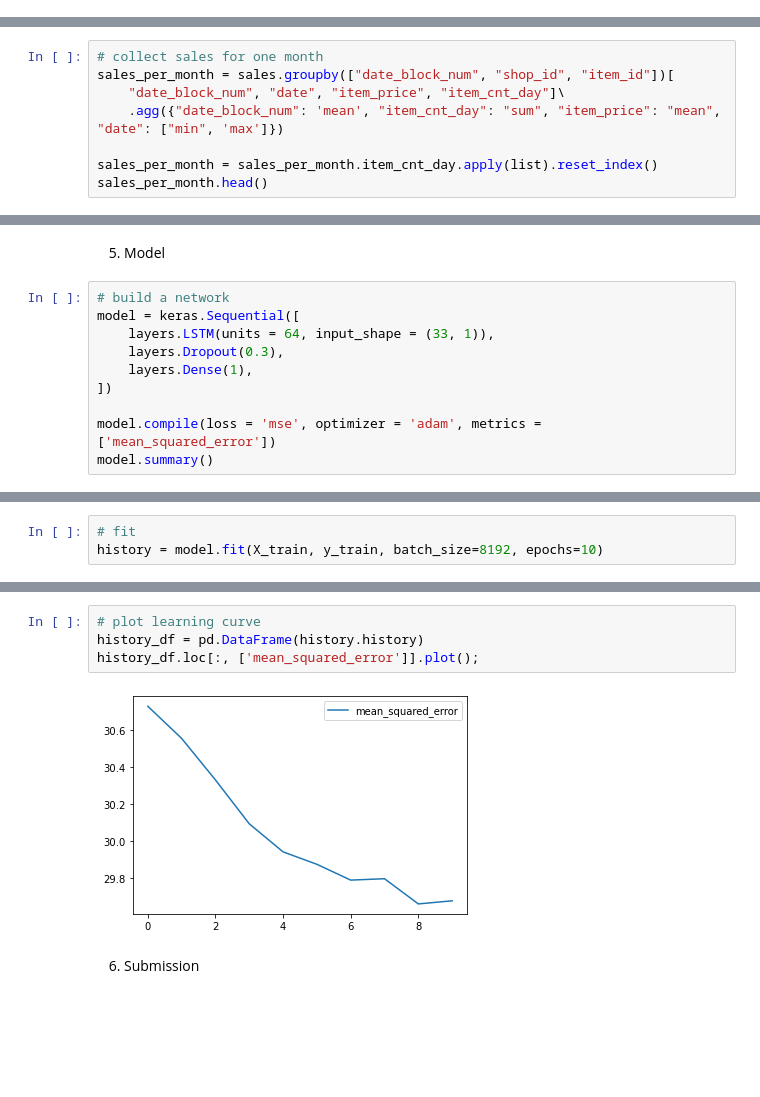
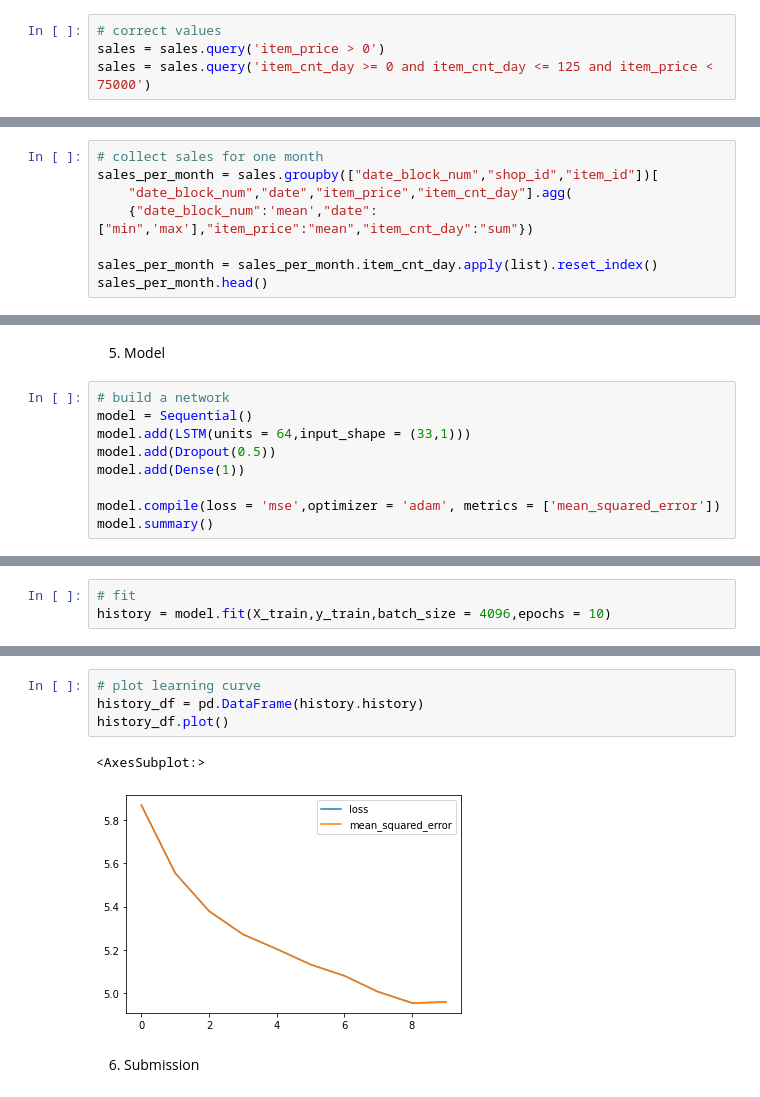
Before and after one commit to paulsok/kaggle, a Jupyter notebook: Predict Future Sales/predict-future-sales.ipynb, the cells around one changed output, grey strips where cells are left out. Saved outputs shown, nothing was run; the diff lists cells and outputs as text; blank space fills up the shorter version.

Commit message:
model_v1.1

```diff
--- a/Predict Future Sales/predict-future-sales.ipynb
+++ b/Predict Future Sales/predict-future-sales.ipynb
@@ -149,0 +151,4 @@ sns.jointplot(
+# %%
+# correct values
+sales = sales.query('item_price > 0')
+sales = sales.query('item_cnt_day >= 0 and item_cnt_day <= 125 and item_price < 75000')
@@ -151,9 +163,9 @@ sns.jointplot(
 4. Prepare Data for Training
 # %%
 # collect sales for one month
-sales_per_month = sales.groupby(["date_block_num", "shop_id", "item_id"])[
-    "date_block_num", "date", "item_price", "item_cnt_day"]\
-    .agg({"date_block_num": 'mean', "item_cnt_day": "sum", "item_price": "mean", "date": ["min", 'max']})
+sales_per_month = sales.groupby(["date_block_num","shop_id","item_id"])[
+    "date_block_num","date","item_price","item_cnt_day"].agg(
+    {"date_block_num":'mean',"date":["min",'max'],"item_price":"mean","item_cnt_day":"sum"})
 
 sales_per_month = sales_per_month.item_cnt_day.apply(list).reset_index()
 sales_per_month.head()
@@ -212,13 +230,12 @@ X-train shape:(214200, 33, 1)
 5. Model
 # %%
 # build a network
-model = keras.Sequential([
-    layers.LSTM(units = 64, input_shape = (33, 1)),
-    layers.Dropout(0.3),
-    layers.Dense(1),
-])
+model = Sequential()
+model.add(LSTM(units = 64,input_shape = (33,1)))
+model.add(Dropout(0.5))
+model.add(Dense(1))
 
-model.compile(loss = 'mse', optimizer = 'adam', metrics = ['mean_squared_error'])
+model.compile(loss = 'mse',optimizer = 'adam', metrics = ['mean_squared_error'])
 model.summary()
 # %% [output]
 Model: "sequential"
@@ -237,6 +254,6 @@ Non-trainable params: 0
 _________________________________________________________________
 # %%
 # fit
-history = model.fit(X_train, y_train, batch_size=8192, epochs=10)
+history = model.fit(X_train,y_train,batch_size = 4096,epochs = 10)
 # %% [output]
 Epoch 1/10
@@ -262,9 +279,10 @@ Epoch 10/10
 # %%
 # plot learning curve
 history_df = pd.DataFrame(history.history)
-history_df.loc[:, ['mean_squared_error']].plot();
+history_df.plot()
 # %% [output]
+<AxesSubplot:>
-[figure, old version]
+[figure, new version]
 # %% [markdown]
 6. Submission
 # %%
```
Also changed, not shown: parts of 16 cells of this notebook.
